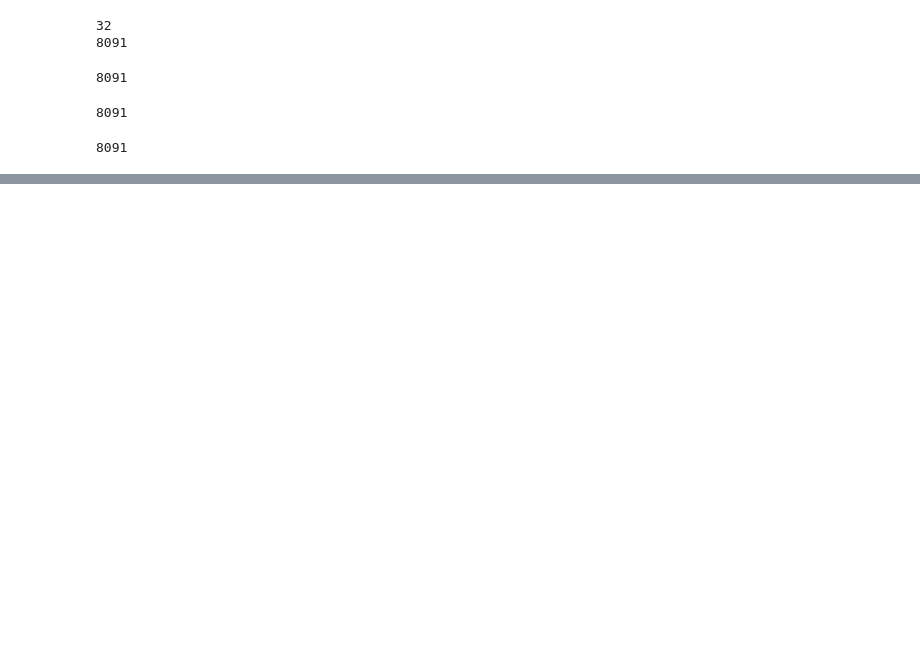
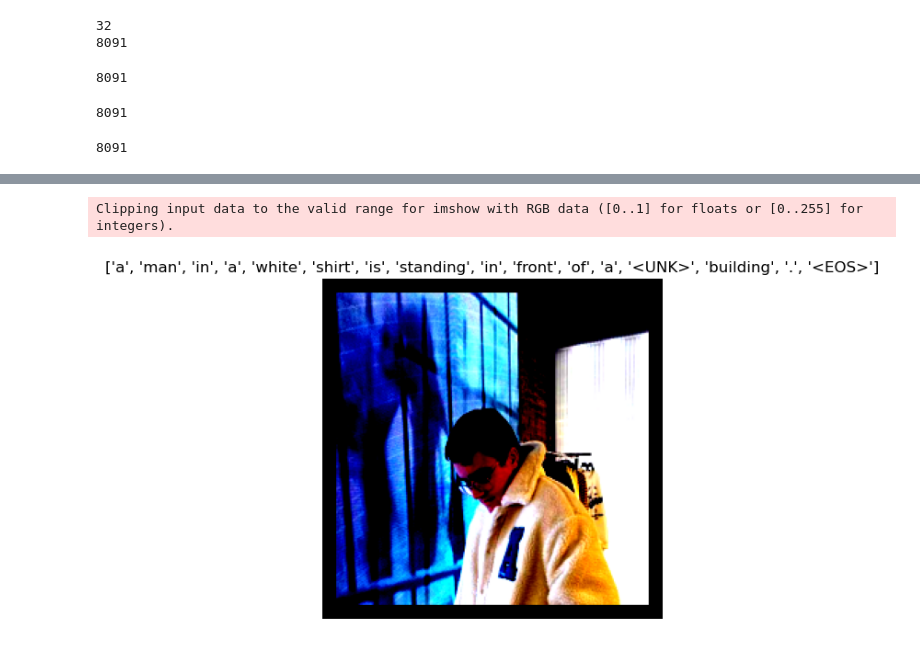
Before and after one commit to DCC-UAB/xnap-project-ed_group_14, a Jupyter notebook: image-captioning-with-attention-pytorch.ipynb, the cells around one changed output, grey strips where cells are left out. Drawn from its saved outputs; the diff is of its cells as text; code cells hidden in the pictures; blank space fills up the shorter version.

```diff
--- a/image-captioning-with-attention-pytorch.ipynb
+++ b/image-captioning-with-attention-pytorch.ipynb
@@ -983,0 +1019,45 @@ wandb.log({'Blue Score model Resnet101': blue})
+# %%
+#Initiate the Dataset and Dataloader
+
+#setting the constants
+data_location_proves =  "data/proves" # --> data
+
+#defining the transform to be applied
+transforms = T.Compose([
+    T.Resize(226),
+    T.RandomCrop(224),
+    T.ToTensor(),
+    T.Normalize((0.485, 0.456, 0.406),(0.229, 0.224, 0.225)),
+    T.Pad(10, fill=0, padding_mode='constant')
+])
+
+#testing the dataset class
+dataset_proves =  FlickrDataset(
+    root_dir = data_location_proves+"/Images",
+    caption_file = data_location_proves+"/captions.txt",
+    transform=transforms
+)
+
+#writing the dataloader
+data_loader_proves = get_data_loader(
+    dataset=dataset_proves,
+    batch_size=BATCH_SIZE,
+    num_workers=NUM_WORKER,
+    shuffle=True,
+    # batch_first=False
+)
+# %%
+real_t,predicted_t,image_t = test(model,dataset_proves,data_loader_proves,dataset.vocab)
+# %%
+pos = 8
+imagen_individual = image_t[pos]
+imagen_array = imagen_individual.numpy()
+imagen_array = imagen_array.transpose((1, 2, 0))
+
+plt.imshow(imagen_array)
+plt.title(predicted_t[pos])
+plt.axis('off')
+plt.show()
+# %% [output]
+Clipping input data to the valid range for imshow with RGB data ([0..1] for floats or [0..255] for integers).
+[figure, added]
```
Also changed, not shown: parts of 18 cells of this notebook.
